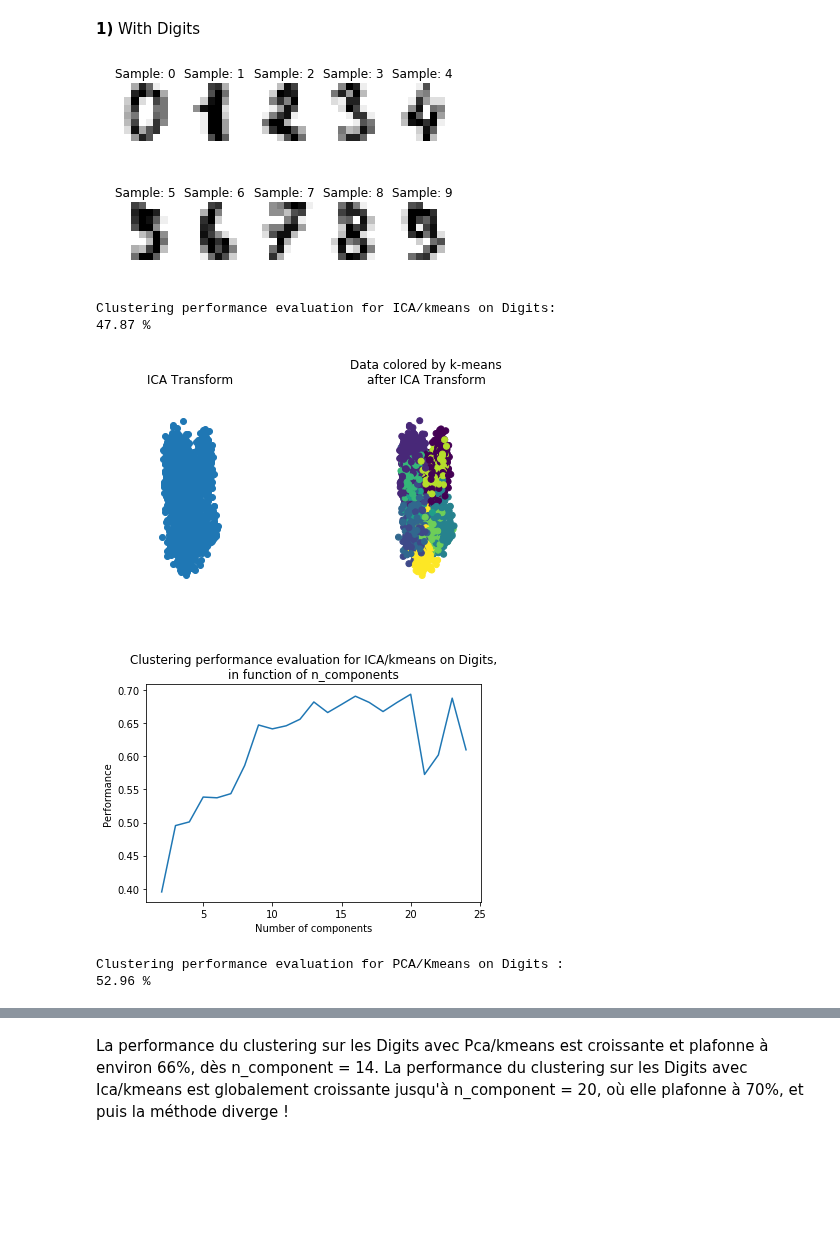
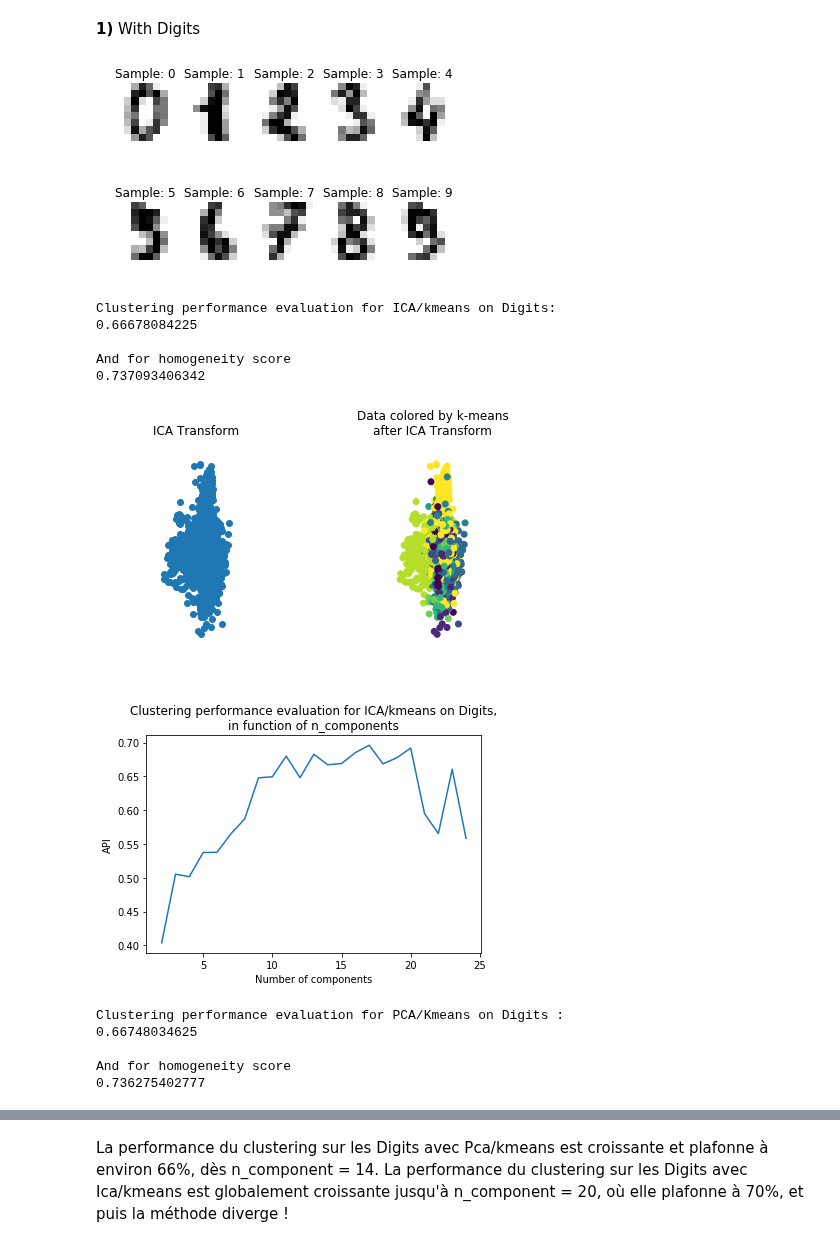
Before and after one commit to lalbarra/Cursus_Recherche, a Jupyter notebook: Notebook/Analogie_Representation_Learning_Code_notebook.ipynb, the cells around one changed output, grey strips where cells are left out. Drawn from its saved outputs; the diff is of its cells as text; code cells hidden in the pictures; blank space fills up the shorter version.

```diff
--- a/Notebook/Analogie_Representation_Learning_Code_notebook.ipynb
+++ b/Notebook/Analogie_Representation_Learning_Code_notebook.ipynb
@@ -60,7 +60,6 @@ import random
 import matplotlib.pyplot as plt
 from sklearn import datasets
 from sklearn import metrics
-
 from sklearn.decomposition import PCA
 from sklearn.decomposition import FastICA
 
@@ -105,14 +104,16 @@ def Digits_ICA_kmeans(n):
 
 ###  Part PLOT  ###
 
-n = random.randint(2,19)
+n = 15
 
 ##Plot ICA
 
 labelsICA, ImageDigitsICA = Digits_ICA_kmeans(n)
 
 print("Clustering performance evaluation for ICA/kmeans on Digits: ")
-print((10000*metrics.adjusted_rand_score(digits.target, labelsICA)//1)/100,'%')
+print(metrics.adjusted_rand_score(digits.target, labelsICA))
+print("\nAnd for homogeneity score ")
+print(metrics.homogeneity_score(digits.target, labelsICA))
 
 plt.figure()
 plt.subplot(131)
@@ -141,7 +142,7 @@ plt.figure()
 plt.plot(indX, Perf)
 plt.title("Clustering performance evaluation for ICA/kmeans on Digits,\nin function of n_components")
 plt.xlabel('Number of components')
-plt.ylabel('Performance')
+plt.ylabel('API')
 plt.savefig('ICA_KMEANS_perf.png')
 plt.show()
 
@@ -150,40 +151,48 @@ plt.show()
 labelsPCA, ImageDigitsPCA = Digits_PCA_kmeans(n)
 
 print("Clustering performance evaluation for PCA/Kmeans on Digits : ")
-print((10000*metrics.adjusted_rand_score(digits.target, labelsPCA)//1)/100,'%')
+print(metrics.adjusted_rand_score(digits.target, labelsPCA))
+print("\nAnd for homogeneity score ")
+print(metrics.homogeneity_score(digits.target, labelsPCA))
 
 plt.figure()
 plt.subplot(131)
 plt.title("PCA Transform")
 plt.scatter(ImageDigitsPCA[:,0],ImageDigitsPCA[:,1])
 plt.axis('off')
 plt.subplot(133)
 plt.title("Data colored by k-means\nafter PCA Transform")
 plt.scatter(ImageDigitsPCA[:,0],ImageDigitsPCA[:,1],c=labelsPCA)
 plt.axis('off')
 plt.savefig('PCA_KMEANS_Clust.png', bbox_inches = 'tight')
 plt.show()
 
 
 Perfo = []
 indx = [i for i in range(2,N)]
 for m in range(2,N):
     labelsPCA, ImageDigitsPCA = Digits_PCA_kmeans(m)
     perf = metrics.adjusted_rand_score(digits.target,labelsPCA)
     Perfo.append(perf)
 
 plt.figure()
 plt.plot(indx, Perfo)
 plt.title("Clustering performance evaluation for PCA/kmeans on Digits,\nin function of n_components")
 plt.xlabel('Number of components')
-plt.ylabel('Performance')
+plt.ylabel('API')
 plt.savefig('PCA_KMEANS_perf.png')
 plt.show()
 # %% [output]
 [figure]
 Clustering performance evaluation for ICA/kmeans on Digits:
-47.87 %
+0.66678084225
+
+And for homogeneity score
+0.737093406342
-[figure, old version]
+[figure, new version]
-[figure, old version]
+[figure, new version]
 Clustering performance evaluation for PCA/Kmeans on Digits :
-52.96 %
+0.66748034625
+
+And for homogeneity score
+0.736275402777
```
Also changed, not shown: parts of 9 cells of this notebook.
